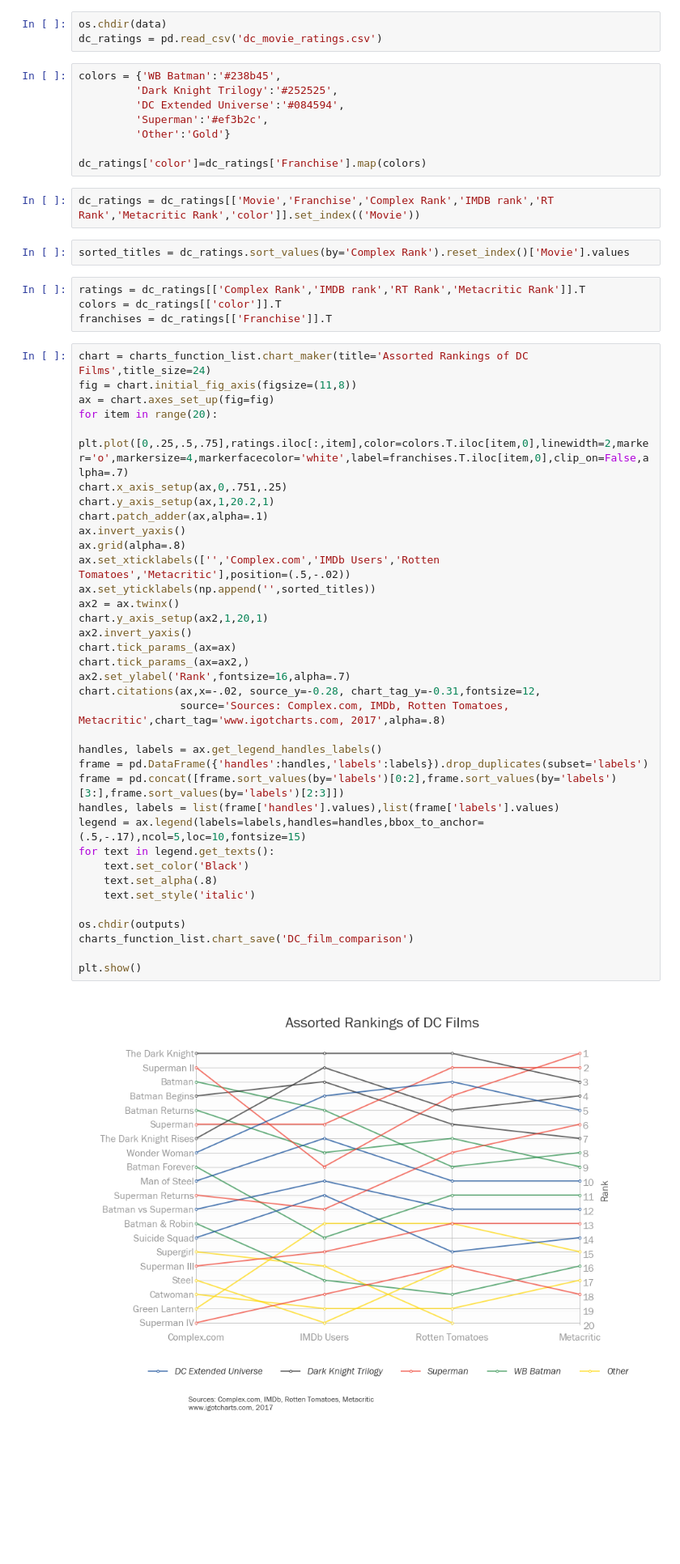
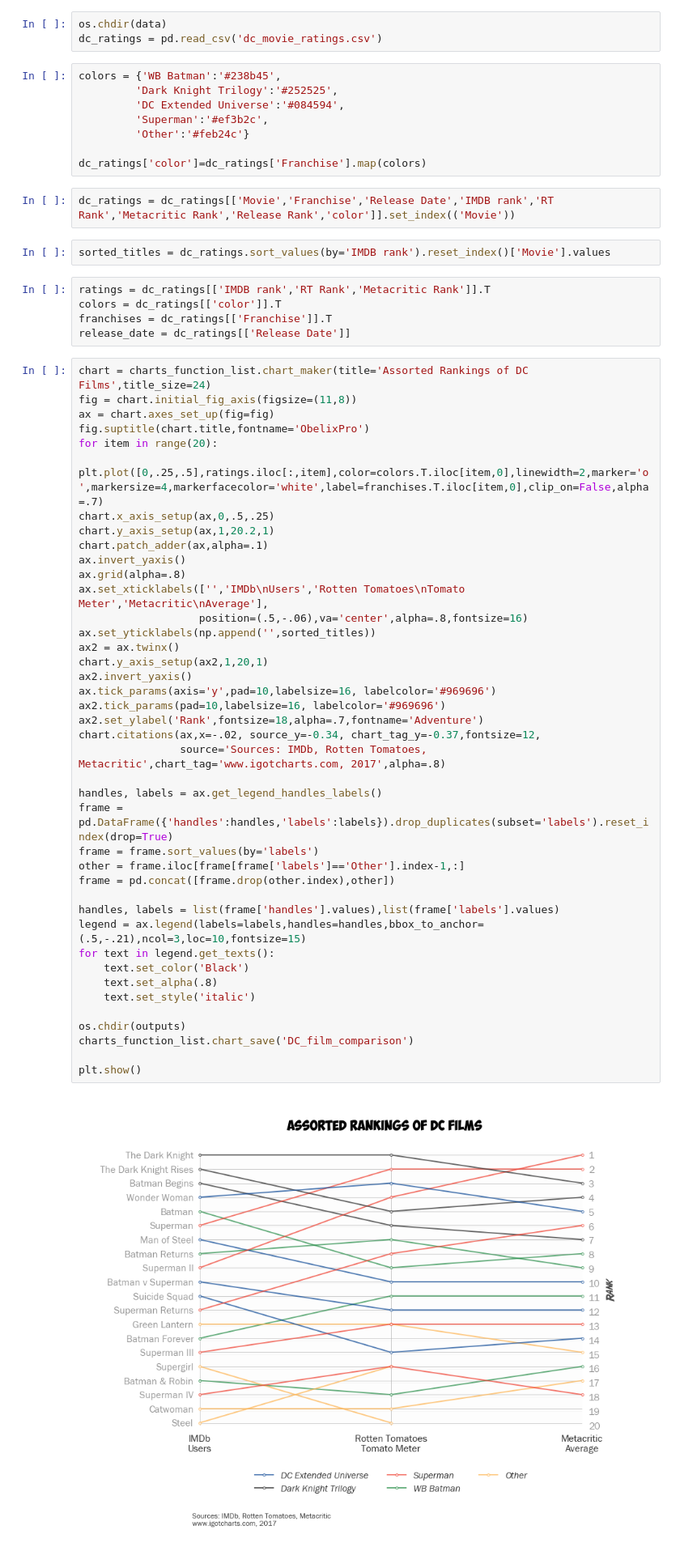
Before and after one commit to igotcharts/charts_and_more_charts, a Jupyter notebook: notebooks/dc_films.ipynb, the cells around one changed output. Shown at 81% size. Drawn from its saved outputs; the diff is of its cells as text; blank space fills up the shorter version.

Commit message:
maybe final chart

```diff
--- a/notebooks/dc_films.ipynb
+++ b/notebooks/dc_films.ipynb
@@ -11,52 +11,58 @@ colors = {'WB Batman':'#238b45',
          'Dark Knight Trilogy':'#252525',
          'DC Extended Universe':'#084594',
          'Superman':'#ef3b2c',
-         'Other':'Gold'}
+         'Other':'#feb24c'}
 
 dc_ratings['color']=dc_ratings['Franchise'].map(colors)
 # %%
-dc_ratings = dc_ratings[['Movie','Franchise','Complex Rank','IMDB rank','RT Rank','Metacritic Rank','color']].set_index(('Movie'))
+dc_ratings = dc_ratings[['Movie','Franchise','Release Date','IMDB rank','RT Rank','Metacritic Rank','Release Rank','color']].set_index(('Movie'))
 # %%
-sorted_titles = dc_ratings.sort_values(by='Complex Rank').reset_index()['Movie'].values
+sorted_titles = dc_ratings.sort_values(by='IMDB rank').reset_index()['Movie'].values
 # %%
-ratings = dc_ratings[['Complex Rank','IMDB rank','RT Rank','Metacritic Rank']].T
+ratings = dc_ratings[['IMDB rank','RT Rank','Metacritic Rank']].T
 colors = dc_ratings[['color']].T
 franchises = dc_ratings[['Franchise']].T
+release_date = dc_ratings[['Release Date']]
 # %%
 chart = charts_function_list.chart_maker(title='Assorted Rankings of DC Films',title_size=24)
 fig = chart.initial_fig_axis(figsize=(11,8))
 ax = chart.axes_set_up(fig=fig)
+fig.suptitle(chart.title,fontname='ObelixPro')
 for item in range(20):
-    plt.plot([0,.25,.5,.75],ratings.iloc[:,item],color=colors.T.iloc[item,0],linewidth=2,marker='o',markersize=4,markerfacecolor='white',label=franchises.T.iloc[item,0],clip_on=False,alpha=.7)
-chart.x_axis_setup(ax,0,.751,.25)
+    plt.plot([0,.25,.5],ratings.iloc[:,item],color=colors.T.iloc[item,0],linewidth=2,marker='o',markersize=4,markerfacecolor='white',label=franchises.T.iloc[item,0],clip_on=False,alpha=.7)
+chart.x_axis_setup(ax,0,.5,.25)
 chart.y_axis_setup(ax,1,20.2,1)
 chart.patch_adder(ax,alpha=.1)
 ax.invert_yaxis()
 ax.grid(alpha=.8)
-ax.set_xticklabels(['','Complex.com','IMDb Users','Rotten Tomatoes','Metacritic'],position=(.5,-.02))
+ax.set_xticklabels(['','IMDb\nUsers','Rotten Tomatoes\nTomato Meter','Metacritic\nAverage'],
+                   position=(.5,-.06),va='center',alpha=.8,fontsize=16)
 ax.set_yticklabels(np.append('',sorted_titles))
 ax2 = ax.twinx()
 chart.y_axis_setup(ax2,1,20,1)
 ax2.invert_yaxis()
-chart.tick_params_(ax=ax)
-chart.tick_params_(ax=ax2,)
-ax2.set_ylabel('Rank',fontsize=16,alpha=.7)
-chart.citations(ax,x=-.02, source_y=-0.28, chart_tag_y=-0.31,fontsize=12,
-                source='Sources: Complex.com, IMDb, Rotten Tomatoes, Metacritic',chart_tag='www.igotcharts.com, 2017',alpha=.8)
+ax.tick_params(axis='y',pad=10,labelsize=16, labelcolor='#969696')
+ax2.tick_params(pad=10,labelsize=16, labelcolor='#969696')
+ax2.set_ylabel('Rank',fontsize=18,alpha=.7,fontname='Adventure')
+chart.citations(ax,x=-.02, source_y=-0.34, chart_tag_y=-0.37,fontsize=12,
+                source='Sources: IMDb, Rotten Tomatoes, Metacritic',chart_tag='www.igotcharts.com, 2017',alpha=.8)
 
 handles, labels = ax.get_legend_handles_labels()
-frame = pd.DataFrame({'handles':handles,'labels':labels}).drop_duplicates(subset='labels')
-frame = pd.concat([frame.sort_values(by='labels')[0:2],frame.sort_values(by='labels')[3:],frame.sort_values(by='labels')[2:3]])
+frame = pd.DataFrame({'handles':handles,'labels':labels}).drop_duplicates(subset='labels').reset_index(drop=True)
+frame = frame.sort_values(by='labels')
+other = frame.iloc[frame[frame['labels']=='Other'].index-1,:]
+frame = pd.concat([frame.drop(other.index),other])
+
 handles, labels = list(frame['handles'].values),list(frame['labels'].values)
-legend = ax.legend(labels=labels,handles=handles,bbox_to_anchor=(.5,-.17),ncol=5,loc=10,fontsize=15)
+legend = ax.legend(labels=labels,handles=handles,bbox_to_anchor=(.5,-.21),ncol=3,loc=10,fontsize=15)
 for text in legend.get_texts():
     text.set_color('Black')
     text.set_alpha(.8)
     text.set_style('italic')
 
 os.chdir(outputs)
 charts_function_list.chart_save('DC_film_comparison')
 
 plt.show()
 # %% [output]
-[figure, old version]
+[figure, new version]
```
Also changed, not shown: parts of 3 cells of this notebook, 2 other files.
